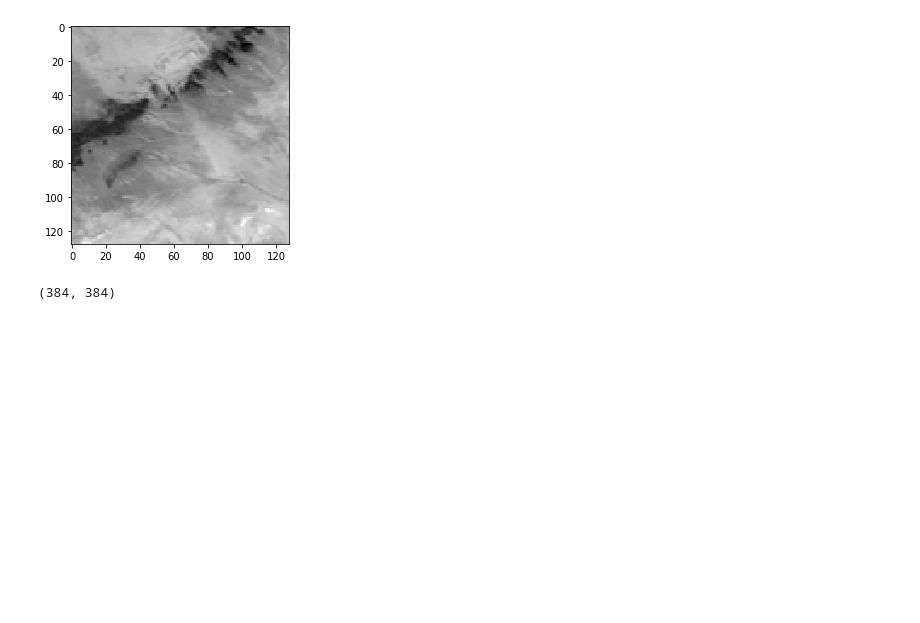
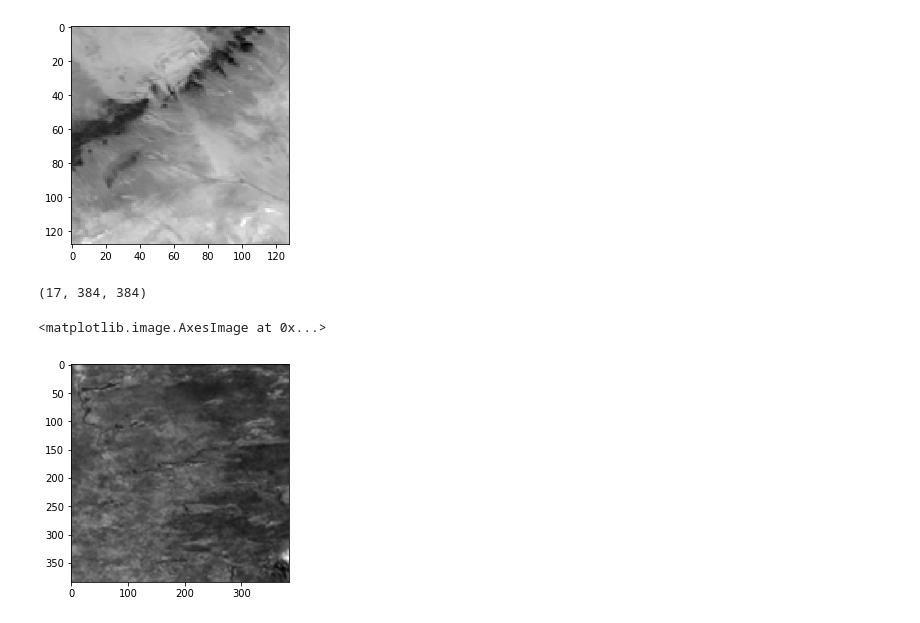
Before and after one commit to Jason-Dong/satelliteSuperRes, a Jupyter notebook: Main.ipynb, the cells around one changed output. Cells and saved outputs as stored; diff of their text form; code cells hidden in the pictures; blank space fills up the shorter version.

```diff
--- a/Main.ipynb
+++ b/Main.ipynb
@@ -116,7 +116,12 @@ oof = TrainNIRDataset()
 # %%
-print(oof[0]['HR'].shape)
+print(oof[0]['LR'].shape)
 # %% [output]
-(384, 384)
+(17, 384, 384)
+# %%
+plt.imshow(oof[0]['LR'][0], cmap='gray')
+# %% [output]
+<matplotlib.image.AxesImage at 0x...>
+[figure, added]
 # %%
 plt.imshow(oof[0]['HR'], cmap='gray')
 # %% [output]
```
Also changed, not shown: parts of 3 cells of this notebook.
